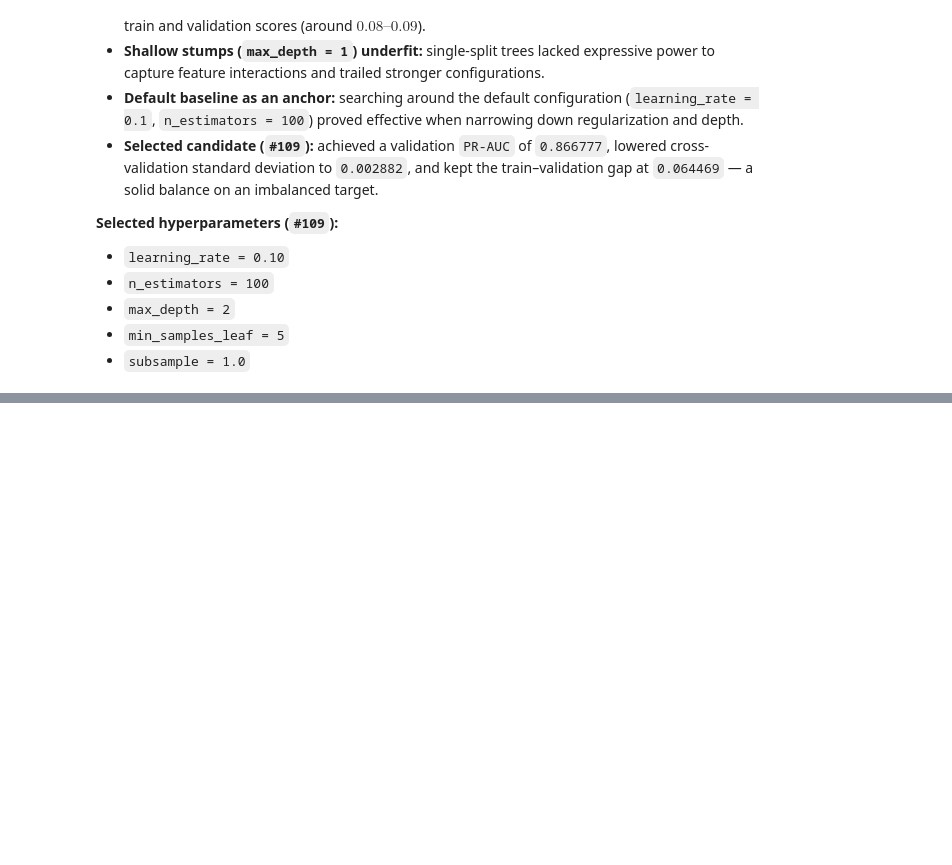
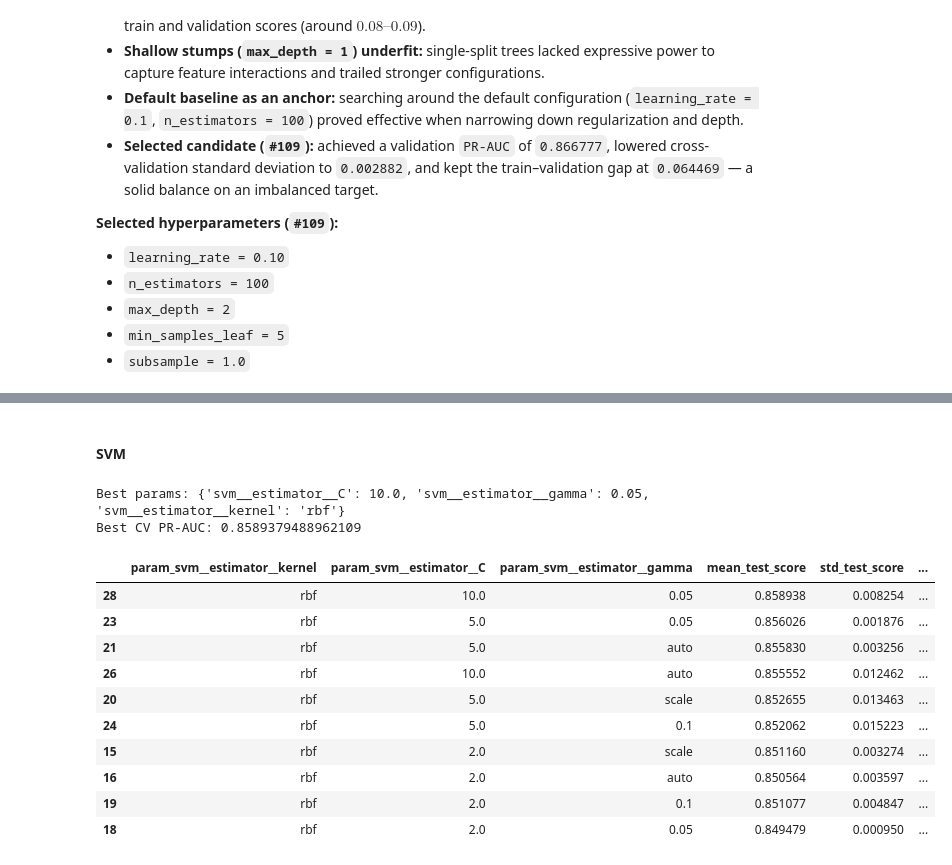
Before and after one commit to SpaceMakerc/Titanic---Machine-Learning-from-Disaster, a Jupyter notebook: titanic.ipynb, the cells around one changed output, grey strips where cells are left out. Drawn from its saved outputs; the diff is of its cells as text; code cells hidden in the pictures; blank space fills up the shorter version.

```diff
--- a/titanic.ipynb
+++ b/titanic.ipynb
@@ -2090,0 +2079,79 @@ models
+# %% [markdown]
+#### SVM
+# %%
+svm = models["Support Vector Machine"]
+svm_processing = ColumnTransformer(
+    [
+        ("pclass", "passthrough", ["Pclass"]),
+        ("name", name_pipeline, ["Name"]),
+        ("age", age_pipeline, ["Name", "Age"]),
+        ("age_bin", age_bin_pipeline, ["Name", "Age"]),
+        ("fare", fare_pipeline, ["Pclass", "Fare"]),
+        ("is_alone", is_alone_pipeline(), ["Parch", "SibSp"]),
+        ("embarked", embarked_pipeline, ["Embarked"]),
+        ("ticket", ticket_pipeline, ["Ticket"]),
+    ],
+    remainder="drop",
+)
+
+current_pipeline = Pipeline([
+    ("preprocessing", svm_processing),
+    ("svm", svm),
+])
+
+param_grid = [
+    {
+        "svm__estimator__kernel": ["rbf"],
+        "svm__estimator__C": [0.1, 0.5, 1.0, 2.0, 5.0, 10.0],
+        "svm__estimator__gamma": ["scale", "auto", 0.01, 0.05, 0.1],
+    },
+    {
+        "svm__estimator__kernel": ["linear"],
+        "svm__estimator__C": [0.05, 0.1, 0.5, 1.0, 2.0, 5.0],
+    },
+]
+
+cv = StratifiedKFold(n_splits=3, shuffle=True, random_state=42)
+grid_search_svm = GridSearchCV(
+    current_pipeline,
+    param_grid=param_grid,
+    cv=cv,
+    scoring="average_precision",
+    return_train_score=True
+)
+
+grid_search_svm.fit(X_train, y_train)
+
+print("Best params:", grid_search_svm.best_params_)
+print("Best CV PR-AUC:", grid_search_svm.best_score_)
+# %% [output]
+Best params: {'svm__estimator__C': 10.0, 'svm__estimator__gamma': 0.05, 'svm__estimator__kernel': 'rbf'}
+Best CV PR-AUC: 0.8589379488962109
+# %%
+results = pd.DataFrame(grid_search_svm.cv_results_)
+
+cols = [
+    "param_svm__estimator__kernel",
+    "param_svm__estimator__C",
+    "param_svm__estimator__gamma",
+    "mean_test_score",
+    "std_test_score",
+    "mean_train_score"
+]
+
+results["diff"] = results["mean_train_score"] - results["mean_test_score"]
+results["rounded_test_score"] = results["mean_test_score"].round(3)
+
+results[cols + ["diff", "rounded_test_score"]].sort_values(by=["rounded_test_score", "std_test_score"], ascending=[False, True]).head(10)
+# %% [output]
+|  | param_svm__estimator__kernel | param_svm__estimator__C | param_svm__estimator__gamma | mean_test_score | std_test_score | ... |
+| 28 | rbf | 10.0 | 0.05 | 0.858938 | 0.008254 | ... |
+| 23 | rbf | 5.0 | 0.05 | 0.856026 | 0.001876 | ... |
+| 21 | rbf | 5.0 | auto | 0.855830 | 0.003256 | ... |
+| 26 | rbf | 10.0 | auto | 0.855552 | 0.012462 | ... |
+| 20 | rbf | 5.0 | scale | 0.852655 | 0.013463 | ... |
+| 24 | rbf | 5.0 | 0.1 | 0.852062 | 0.015223 | ... |
+| 15 | rbf | 2.0 | scale | 0.851160 | 0.003274 | ... |
+| 16 | rbf | 2.0 | auto | 0.850564 | 0.003597 | ... |
+| 19 | rbf | 2.0 | 0.1 | 0.851077 | 0.004847 | ... |
+| 18 | rbf | 2.0 | 0.05 | 0.849479 | 0.000950 | ... |
```
Also changed, not shown: parts of 6 cells of this notebook.
